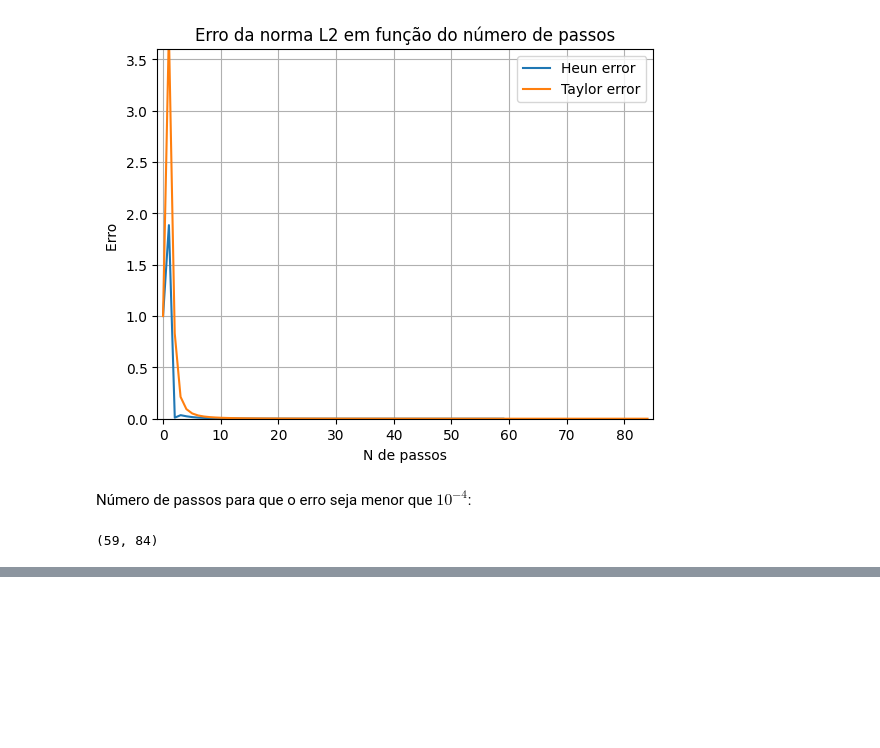
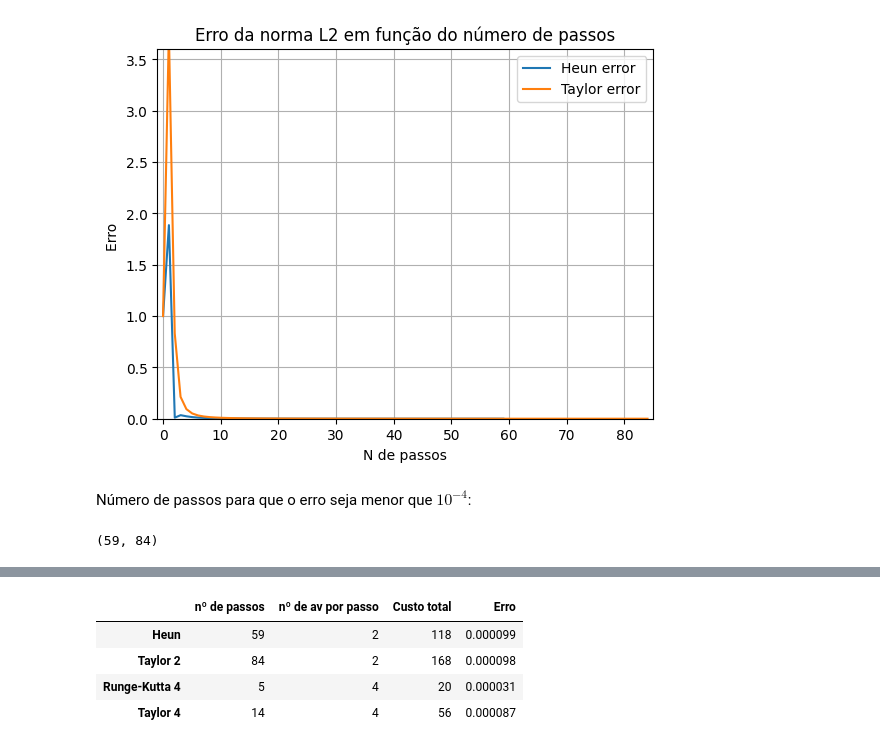
Before and after one commit to weldersalvador/Numerical-analysis-Python, a Jupyter notebook: Differential_Equations/error_analysis/error.ipynb, the cells around one changed output, grey strips where cells are left out. Drawn from its saved outputs; the diff is of its cells as text; code cells hidden in the pictures; blank space fills up the shorter version.

Commit message:
Implementing the results in a table

```diff
--- a/Differential_Equations/error_analysis/error.ipynb
+++ b/Differential_Equations/error_analysis/error.ipynb
@@ -133,0 +228,18 @@ N_heun, N_taylor2
+# %%
+av = np.zeros(shape = (4,4))
+
+avaliacao = pd.DataFrame(av,columns = ["nº de passos","nº de av por passo", "Custo total", "Erro"],
+                         index = ["Heun", "Taylor 2", "Runge-Kutta 4", "Taylor 4"])
+# %%
+avaliacao['nº de passos'] = N_heun,N_taylor2,N_runge,N_taylor4
+avaliacao['nº de av por passo'] = 2,2,4,4
+avaliacao['Custo total'] = avaliacao['nº de passos']*avaliacao['nº de av por passo']
+avaliacao['Erro'] = errors_heun[-1],errors_taylor[-1],errors_runge[-1],errors_taylor4[-1]
+# %%
+avaliacao
+# %% [output]
+|  | nº de passos | nº de av por passo | Custo total | Erro |
+| Heun | 59 | 2 | 118 | 0.000099 |
+| Taylor 2 | 84 | 2 | 168 | 0.000098 |
+| Runge-Kutta 4 | 5 | 4 | 20 | 0.000031 |
+| Taylor 4 | 14 | 4 | 56 | 0.000087 |
```
Also changed, not shown: parts of 7 cells of this notebook.
